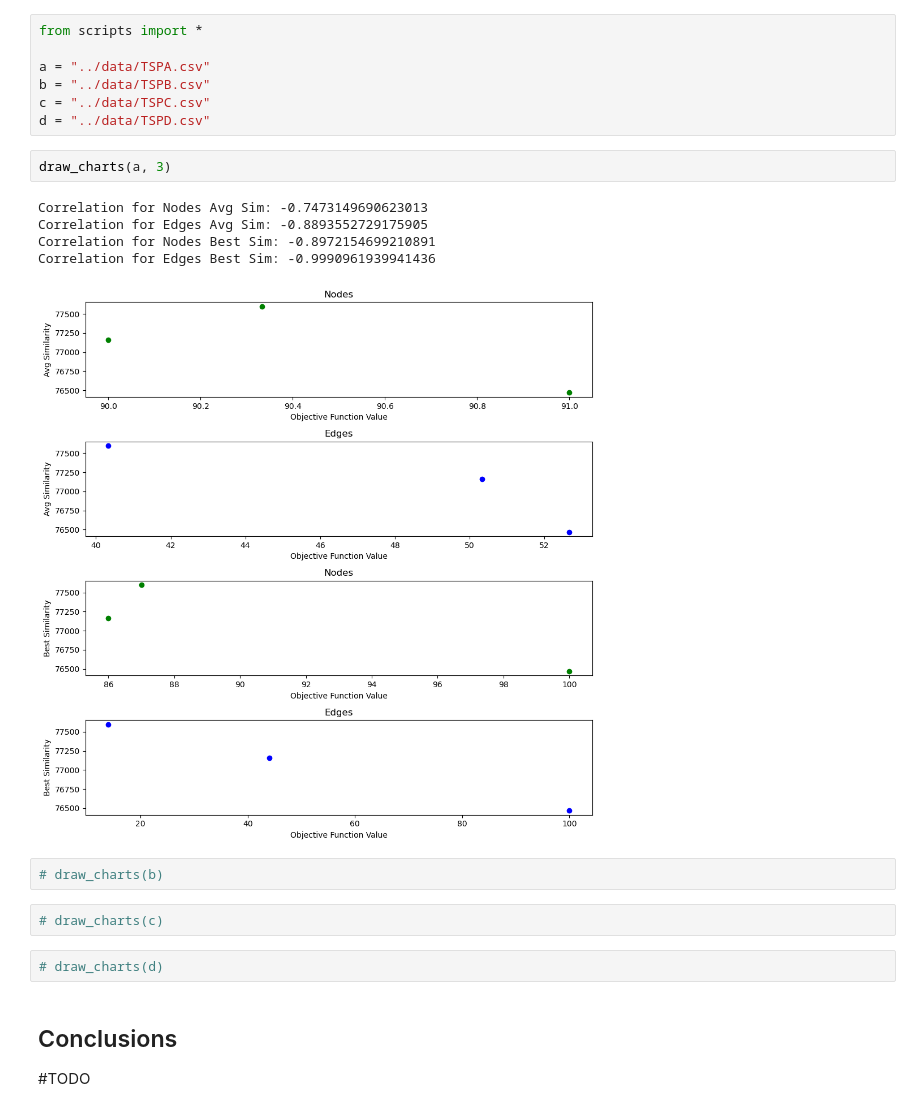
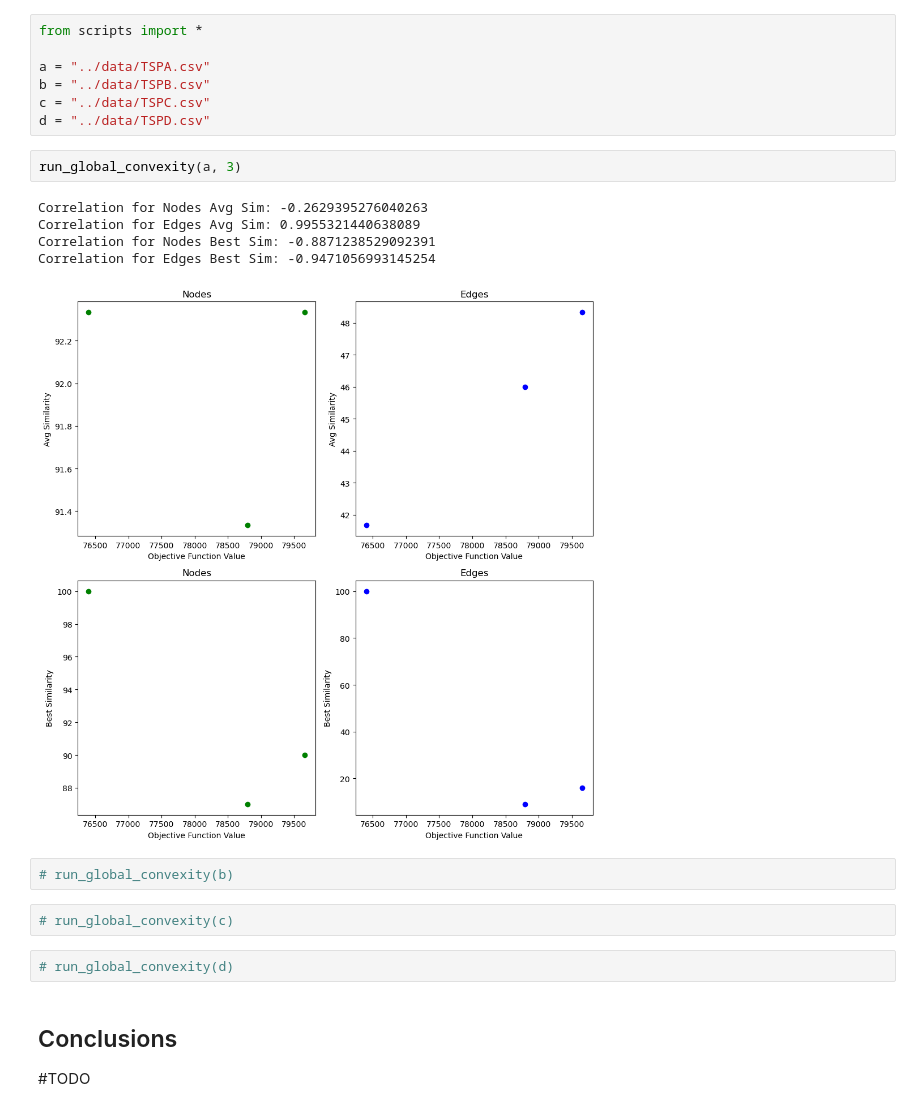
Before and after one commit to Oskshust/evo_comp, a Jupyter notebook: 8/raport.ipynb, the cells around one changed output. Saved outputs shown, nothing was run; the diff lists cells and outputs as text.

```diff
--- a/8/raport.ipynb
+++ b/8/raport.ipynb
@@ -19,19 +19,19 @@ b = "../data/TSPB.csv"
 c = "../data/TSPC.csv"
 d = "../data/TSPD.csv"
 # %%
-draw_charts(a, 3)
+run_global_convexity(a, 3)
 # %% [output]
-Correlation for Nodes Avg Sim: -0.7473149690623013
-Correlation for Edges Avg Sim: -0.8893552729175905
-Correlation for Nodes Best Sim: -0.8972154699210891
-Correlation for Edges Best Sim: -0.9990961939941436
+Correlation for Nodes Avg Sim: -0.2629395276040263
+Correlation for Edges Avg Sim: 0.9955321440638089
+Correlation for Nodes Best Sim: -0.8871238529092391
+Correlation for Edges Best Sim: -0.9471056993145254
-[figure, old version]
+[figure, new version]
 # %%
-# draw_charts(b)
+# run_global_convexity(b)
 # %%
-# draw_charts(c)
+# run_global_convexity(c)
 # %%
-# draw_charts(d)
+# run_global_convexity(d)
 # %% [markdown]
 ## Conclusions
 
```
Also changed, not shown: 1 other file.
